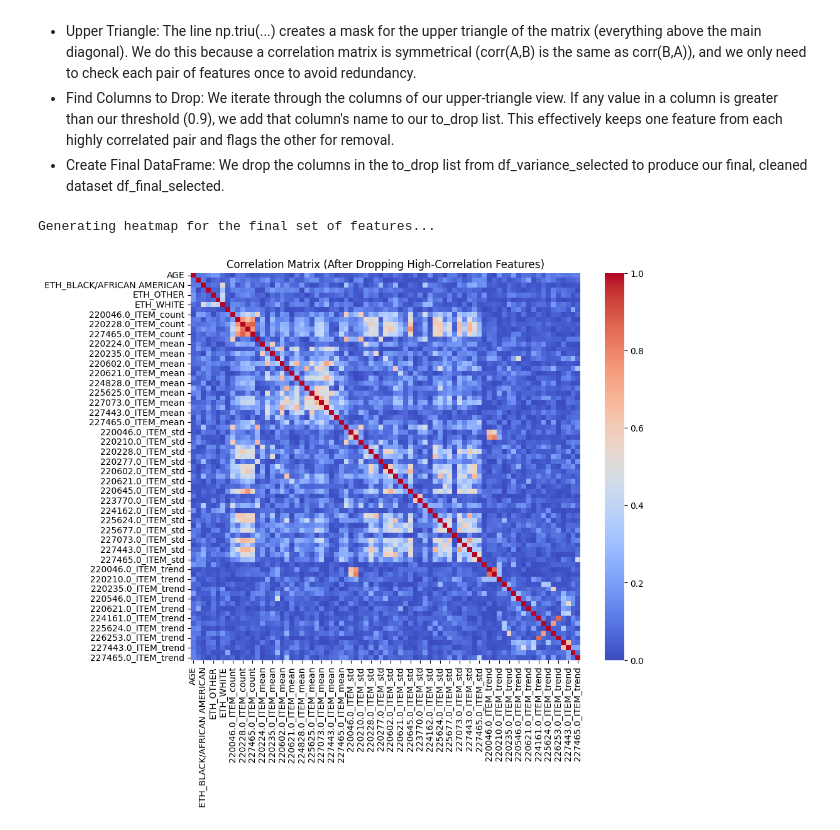
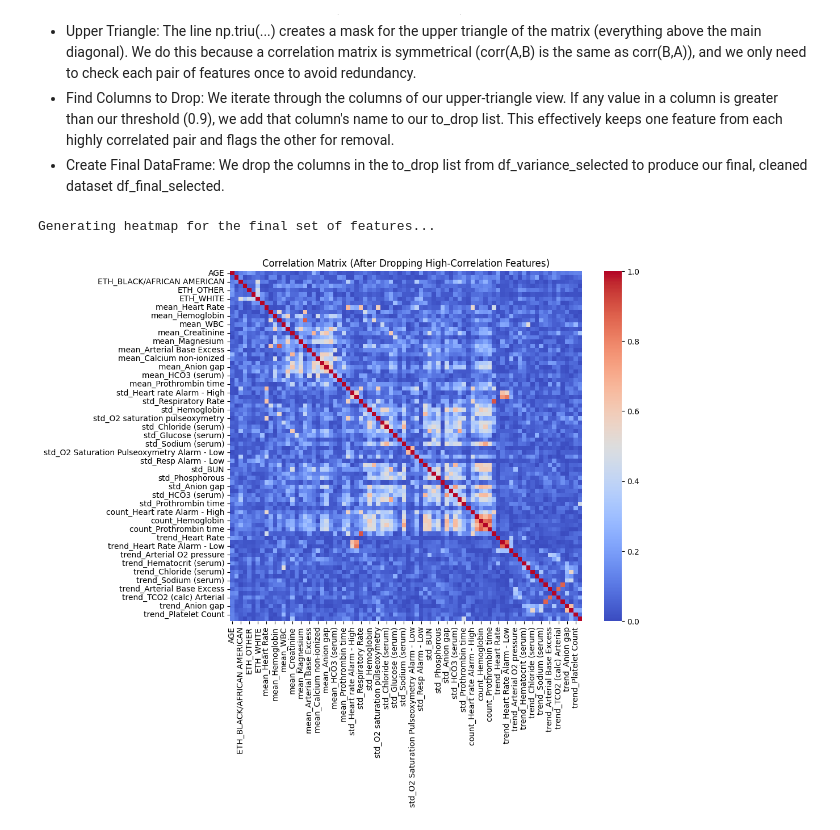
Before and after one commit to Francesinhas/mimic3-length-of-stay-prediction, a Jupyter notebook: FeatureEngineering.ipynb, the cells around one changed output. Saved outputs shown, nothing was run; the diff lists cells and outputs as text; code cells hidden in the pictures.

```diff
--- a/FeatureEngineering.ipynb
+++ b/FeatureEngineering.ipynb
@@ -295,7 +305,9 @@ icu_without_data = df_merged_with_chartevents[no_chartevents]['ICUSTAY_ID'].uniq
 print(f"ICU stays WITH CHARTEVENTS data: {len(icu_with_data)}")
 print(f"ICU stays WITHOUT CHARTEVENTS data: {len(icu_without_data)}")
 
+df_merged_with_chartevents = df_merged_with_chartevents[df_merged_with_chartevents['_merge'] == 'both'].copy()
+
 print(df_merged_with_chartevents.shape)
 
-df_merged_with_chartevents.head()
+# df_merged_with_chartevents.head()
 # %% [output]
@@ -398,7 +404,7 @@ Index(['SUBJECT_ID', 'HADM_ID', 'ICD9_CODE', 'ICUSTAY_ID', 'INTIME', 'LOS',
 static_features = df_merged_with_chartevents.drop_duplicates(subset=['SUBJECT_ID', 'HADM_ID', 'ICUSTAY_ID'])[
     ['SUBJECT_ID', 'HADM_ID', 'ICUSTAY_ID','ADMITIME', 'AGE', 'GENDER',
      'ETH_BLACK/AFRICAN AMERICAN', 'ETH_HISPANIC OR LATINO',
-     'ETH_OTHER', 'ETH_UNKNOWN/NOT SPECIFIED', 'ETH_WHITE', 'LOG_LOS']
+     'ETH_OTHER', 'ETH_UNKNOWN/NOT SPECIFIED', 'ETH_WHITE','LOS', 'LOG_LOS']
 ]
 
 static_features.head()
@@ -556,7 +520,8 @@ The number of items is:  32
 model_data_full = create_feature_matrix(
     df_merged_with_chartevents,
     static_features,
-    top30_features
+    top30_features, # The list of ITEMIDs
+    features_df=top30_features_df # The dataframe for naming (optional)
 )
 print(model_data_full.shape)
 model_data_full.head()
@@ -661,5 +671,6 @@ Columns being dropped: ['220047.0_ITEM_count', '220210.0_ITEM_count', '220235.0_
 # %%
-df_final_selected = df_selected.drop(columns=to_drop)
+df_final_selected_copy = df_selected.drop(columns=to_drop)
+df_final_selected = df_selected
 
 print(f"\nFinal number of features: {df_final_selected.shape[1] - len(non_numerical_feature_cols)}")
 print("Shape of the final DataFrame:", df_final_selected.shape)
@@ -684,17 +695,17 @@ First 5 rows of the final DataFrame:
 - Find Columns to Drop: We iterate through the columns of our upper-triangle view. If any value in a column is greater than our threshold (0.9), we add that column's name to our to_drop list. This effectively keeps one feature from each highly correlated pair and flags the other for removal.
 - Create Final DataFrame: We drop the columns in the to_drop list from df_variance_selected to produce our final, cleaned dataset df_final_selected.
 # %%
-final_features = df_final_selected.drop(columns=non_numerical_feature_cols)
+final_features = df_final_selected_copy.drop(columns=non_numerical_feature_cols)
 
 # Calculate the new correlation matrix
 final_corr_matrix = final_features.corr().abs()
 
 print("\nGenerating heatmap for the final set of features...")
 
 plt.figure(figsize=(10, 8)) # Can be a bit smaller as there are fewer features
 sns.heatmap(final_corr_matrix, cmap='coolwarm', annot=False, vmin=0, vmax=1)
 plt.title('Correlation Matrix (After Dropping High-Correlation Features)')
 plt.show()
 # %% [output]
 Generating heatmap for the final set of features...
-[figure, old version]
+[figure, new version]
```
Also changed, not shown: parts of 29 cells of this notebook.
